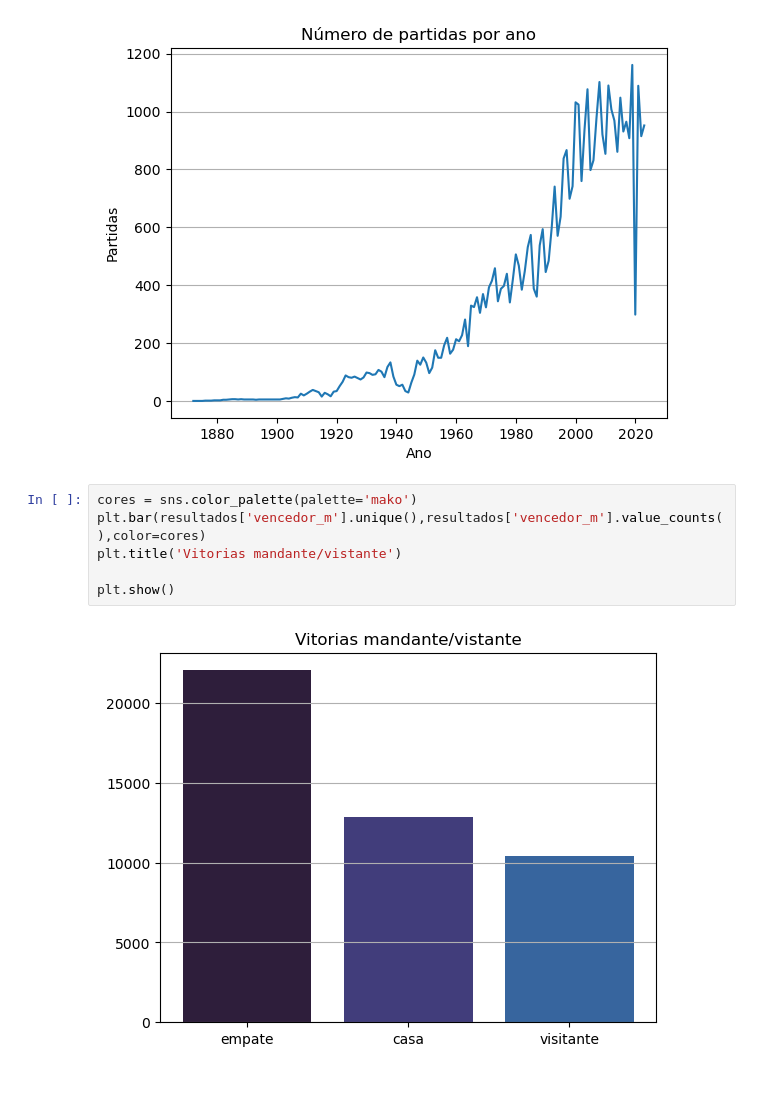
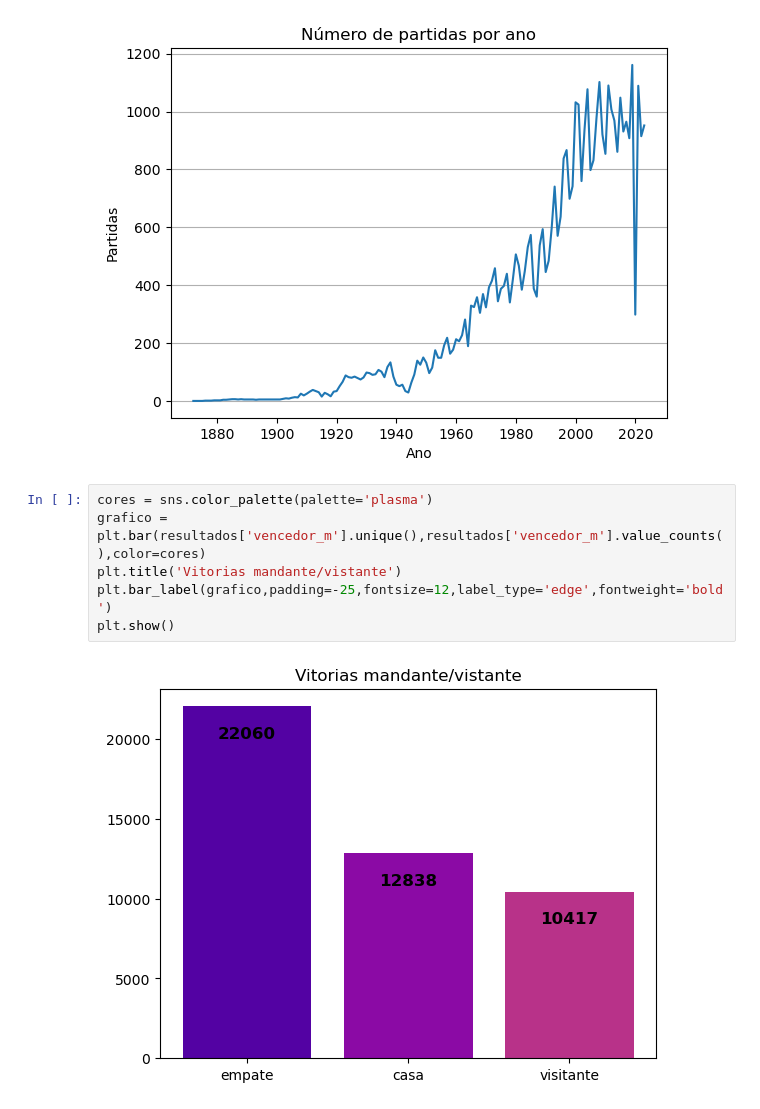
Before and after one commit to SillvioDaniel/futebol_internacional, a Jupyter notebook: nb.ipynb, the cells around one changed output. Saved outputs shown, nothing was run; the diff lists cells and outputs as text.

```diff
--- a/nb.ipynb
+++ b/nb.ipynb
@@ -178,10 +182,10 @@ plt.show()
 # %% [output]
 [figure]
 # %%
-cores = sns.color_palette(palette='mako')
-plt.bar(resultados['vencedor_m'].unique(),resultados['vencedor_m'].value_counts(),color=cores)
+cores = sns.color_palette(palette='plasma')
+grafico = plt.bar(resultados['vencedor_m'].unique(),resultados['vencedor_m'].value_counts(),color=cores)
 plt.title('Vitorias mandante/vistante')
-
+plt.bar_label(grafico,padding=-25,fontsize=12,label_type='edge',fontweight='bold')
 plt.show()
 # %% [output]
-[figure, old version]
+[figure, new version]
```
Also changed, not shown: parts of 18 cells of this notebook, 1 other file.
